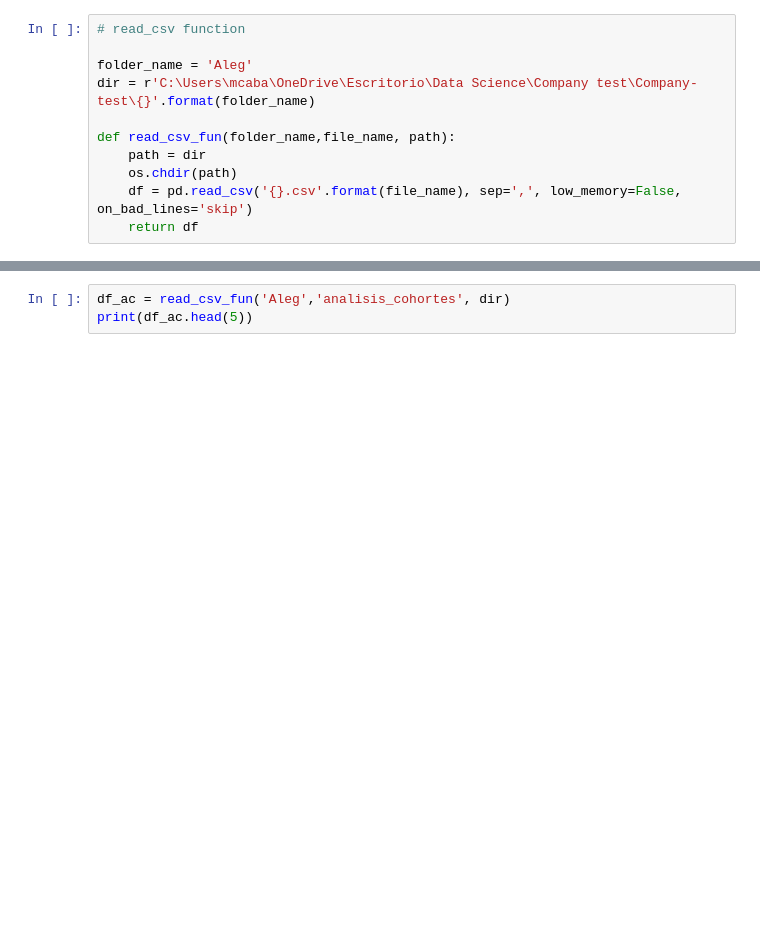
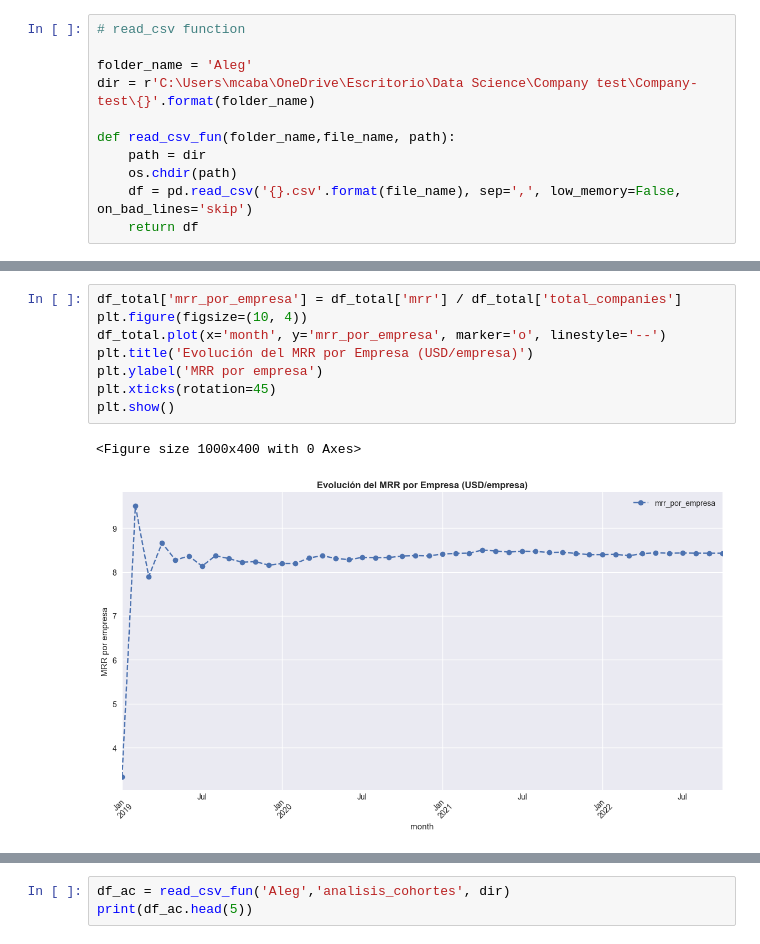
Before and after one commit to mcabas/job_search_tests, a Jupyter notebook: Aleg/test.ipynb, the cells around one changed output, grey strips where cells are left out. Drawn from its saved outputs; the diff is of its cells as text; blank space fills up the shorter version.

```diff
--- a/Aleg/test.ipynb
+++ b/Aleg/test.ipynb
@@ -20,0 +209,11 @@ def read_csv_fun(folder_name,file_name, path):
+# %%
+df_total['mrr_por_empresa'] = df_total['mrr'] / df_total['total_companies']
+plt.figure(figsize=(10, 4))
+df_total.plot(x='month', y='mrr_por_empresa', marker='o', linestyle='--')
+plt.title('Evolución del MRR por Empresa (USD/empresa)')
+plt.ylabel('MRR por empresa')
+plt.xticks(rotation=45)
+plt.show()
+# %% [output]
+<Figure size 1000x400 with 0 Axes>
+[figure, added]
```
Also changed, not shown: parts of 50 cells of this notebook, 6 other files.
